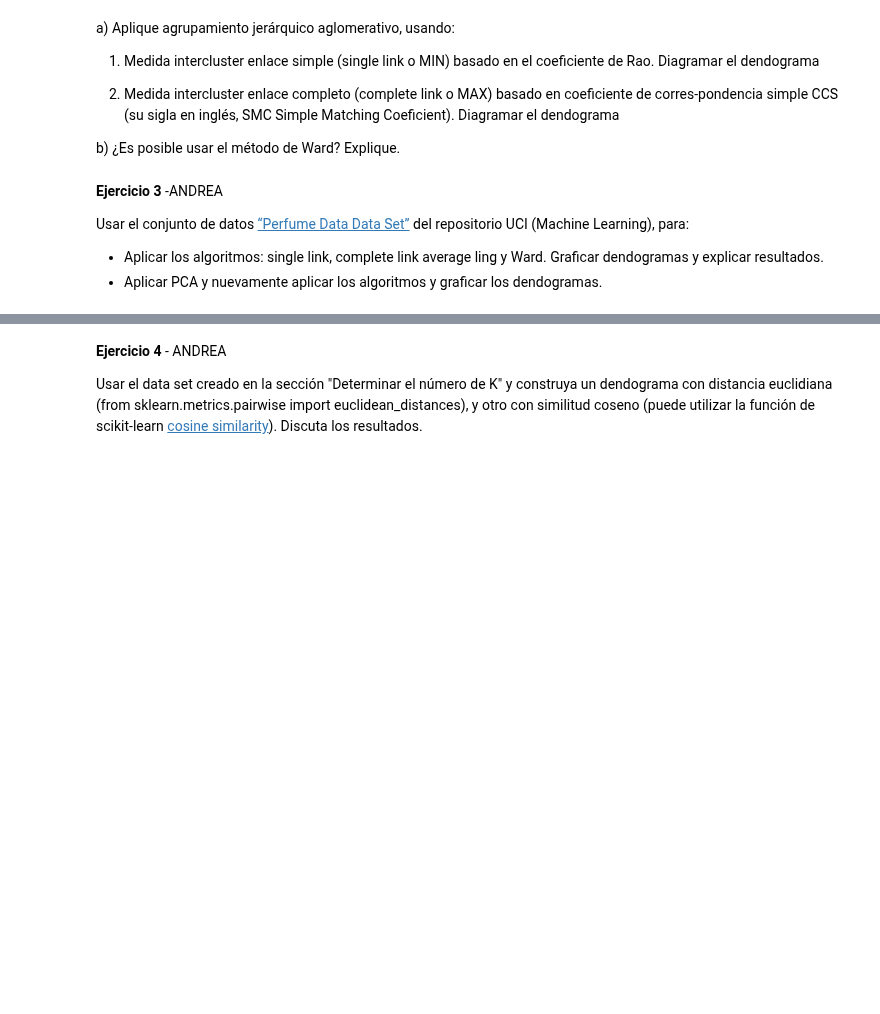
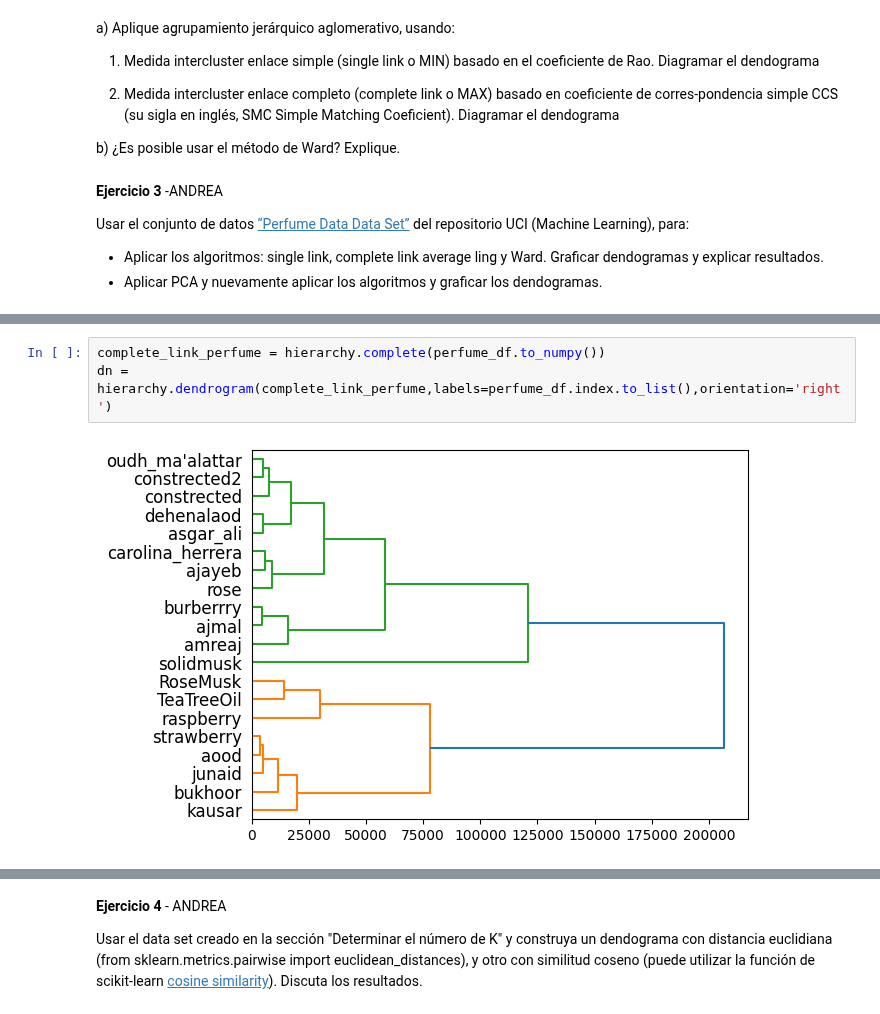
Before and after one commit to acmoral/ProyectoMineria, a Jupyter notebook: Talleres/Taller4/agrupacionMD.ipynb, the cells around one changed output, grey strips where cells are left out. Cells and saved outputs as stored; diff of their text form; blank space fills up the shorter version.

```diff
--- a/Talleres/Taller4/agrupacionMD.ipynb
+++ b/Talleres/Taller4/agrupacionMD.ipynb
@@ -349,0 +433,5 @@ Usar el conjunto de datos [“Perfume Data Data Set”](https://archive.ics.uci.
+# %%
+complete_link_perfume = hierarchy.complete(perfume_df.to_numpy())
+dn = hierarchy.dendrogram(complete_link_perfume,labels=perfume_df.index.to_list(),orientation='right')
+# %% [output]
+[figure, added]
```
Also changed, not shown: parts of 20 cells of this notebook, 1 other file.
